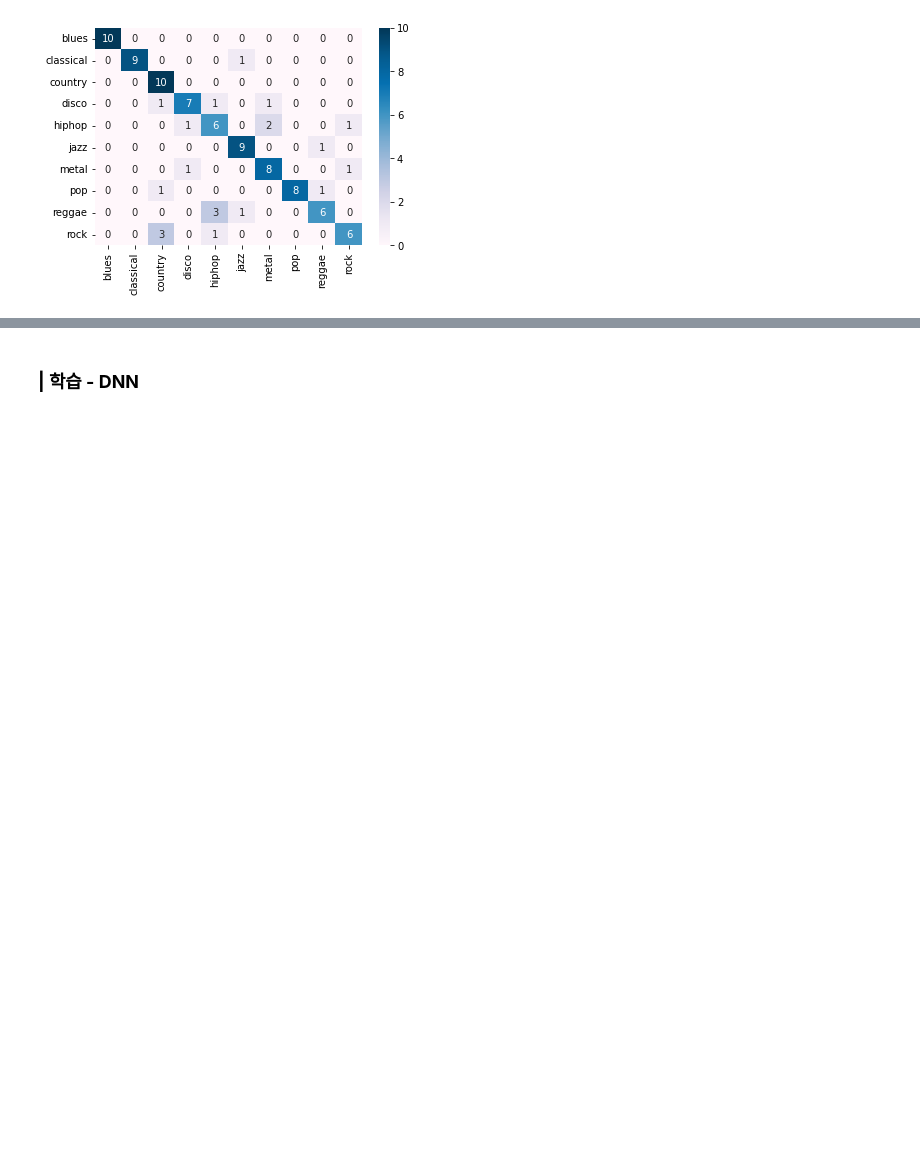
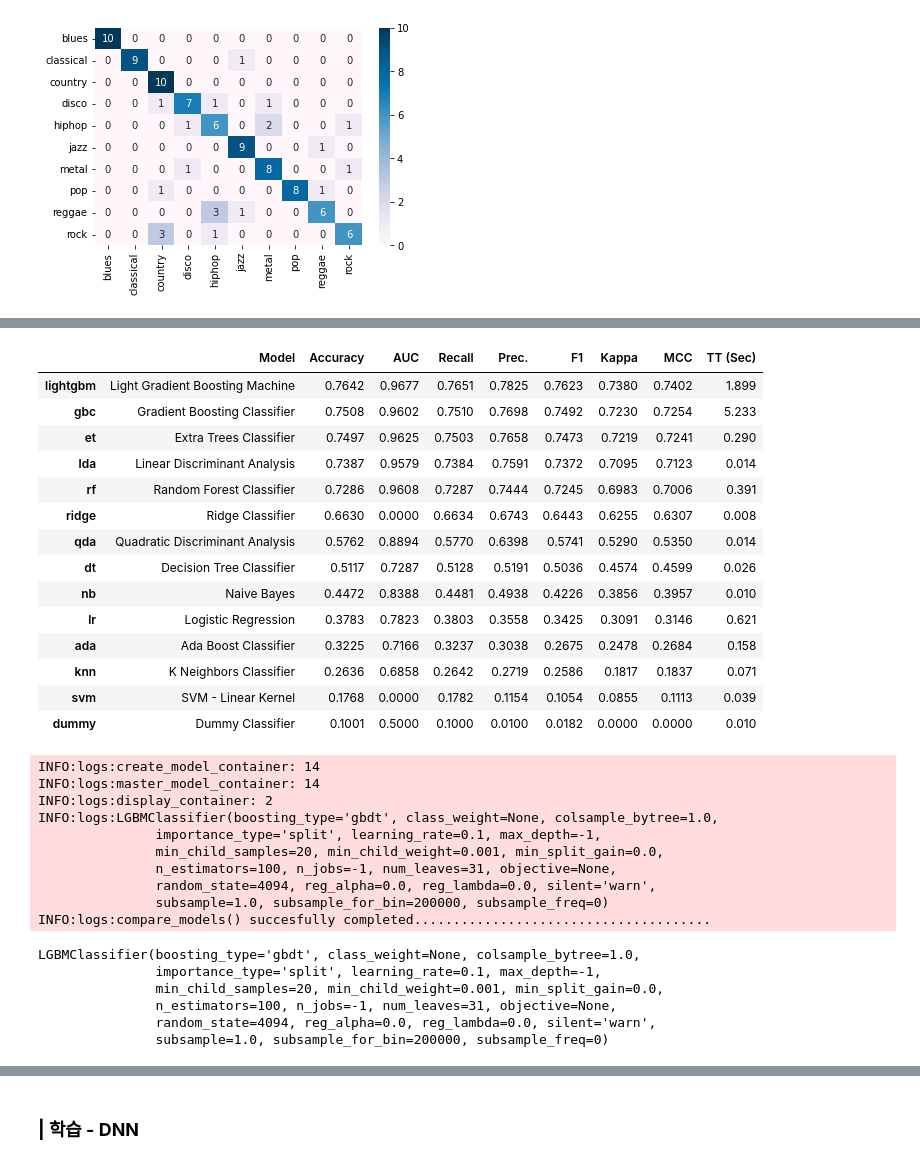
Before and after one commit to PomesHouse/SkillTreePython-DeepLearning, a Jupyter notebook: 04.Paper-with-code/ch04_05_WaveNet.ipynb, the cells around one changed output, grey strips where cells are left out. Cells and saved outputs as stored; diff of their text form; code cells hidden in the pictures; blank space fills up the shorter version.

```diff
--- a/04.Paper-with-code/ch04_05_WaveNet.ipynb
+++ b/04.Paper-with-code/ch04_05_WaveNet.ipynb
@@ -233,0 +388,34 @@ Test Acc: 0.79
+# %%
+compare_models(sort = 'Accuracy')
+# %% [output]
+|  | Model | Accuracy | AUC | Recall | Prec. | F1 | Kappa | MCC | TT (Sec) |
+| lightgbm | Light Gradient Boosting Machine | 0.7642 | 0.9677 | 0.7651 | 0.7825 | 0.7623 | 0.7380 | 0.7402 | 1.899 |
+| gbc | Gradient Boosting Classifier | 0.7508 | 0.9602 | 0.7510 | 0.7698 | 0.7492 | 0.7230 | 0.7254 | 5.233 |
+| et | Extra Trees Classifier | 0.7497 | 0.9625 | 0.7503 | 0.7658 | 0.7473 | 0.7219 | 0.7241 | 0.290 |
+| lda | Linear Discriminant Analysis | 0.7387 | 0.9579 | 0.7384 | 0.7591 | 0.7372 | 0.7095 | 0.7123 | 0.014 |
+| rf | Random Forest Classifier | 0.7286 | 0.9608 | 0.7287 | 0.7444 | 0.7245 | 0.6983 | 0.7006 | 0.391 |
+| ridge | Ridge Classifier | 0.6630 | 0.0000 | 0.6634 | 0.6743 | 0.6443 | 0.6255 | 0.6307 | 0.008 |
+| qda | Quadratic Discriminant Analysis | 0.5762 | 0.8894 | 0.5770 | 0.6398 | 0.5741 | 0.5290 | 0.5350 | 0.014 |
+| dt | Decision Tree Classifier | 0.5117 | 0.7287 | 0.5128 | 0.5191 | 0.5036 | 0.4574 | 0.4599 | 0.026 |
+| nb | Naive Bayes | 0.4472 | 0.8388 | 0.4481 | 0.4938 | 0.4226 | 0.3856 | 0.3957 | 0.010 |
+| lr | Logistic Regression | 0.3783 | 0.7823 | 0.3803 | 0.3558 | 0.3425 | 0.3091 | 0.3146 | 0.621 |
+| ada | Ada Boost Classifier | 0.3225 | 0.7166 | 0.3237 | 0.3038 | 0.2675 | 0.2478 | 0.2684 | 0.158 |
+| knn | K Neighbors Classifier | 0.2636 | 0.6858 | 0.2642 | 0.2719 | 0.2586 | 0.1817 | 0.1837 | 0.071 |
+| svm | SVM - Linear Kernel | 0.1768 | 0.0000 | 0.1782 | 0.1154 | 0.1054 | 0.0855 | 0.1113 | 0.039 |
+| dummy | Dummy Classifier | 0.1001 | 0.5000 | 0.1000 | 0.0100 | 0.0182 | 0.0000 | 0.0000 | 0.010 |
+INFO:logs:create_model_container: 14
+INFO:logs:master_model_container: 14
+INFO:logs:display_container: 2
+INFO:logs:LGBMClassifier(boosting_type='gbdt', class_weight=None, colsample_bytree=1.0,
+               importance_type='split', learning_rate=0.1, max_depth=-1,
+               min_child_samples=20, min_child_weight=0.001, min_split_gain=0.0,
+               n_estimators=100, n_jobs=-1, num_leaves=31, objective=None,
+               random_state=4094, reg_alpha=0.0, reg_lambda=0.0, silent='warn',
+               subsample=1.0, subsample_for_bin=200000, subsample_freq=0)
+INFO:logs:compare_models() succesfully completed......................................
+LGBMClassifier(boosting_type='gbdt', class_weight=None, colsample_bytree=1.0,
+               importance_type='split', learning_rate=0.1, max_depth=-1,
+               min_child_samples=20, min_child_weight=0.001, min_split_gain=0.0,
+               n_estimators=100, n_jobs=-1, num_leaves=31, objective=None,
+               random_state=4094, reg_alpha=0.0, reg_lambda=0.0, silent='warn',
+               subsample=1.0, subsample_for_bin=200000, subsample_freq=0)
```
Also changed, not shown: parts of 39 cells of this notebook.
